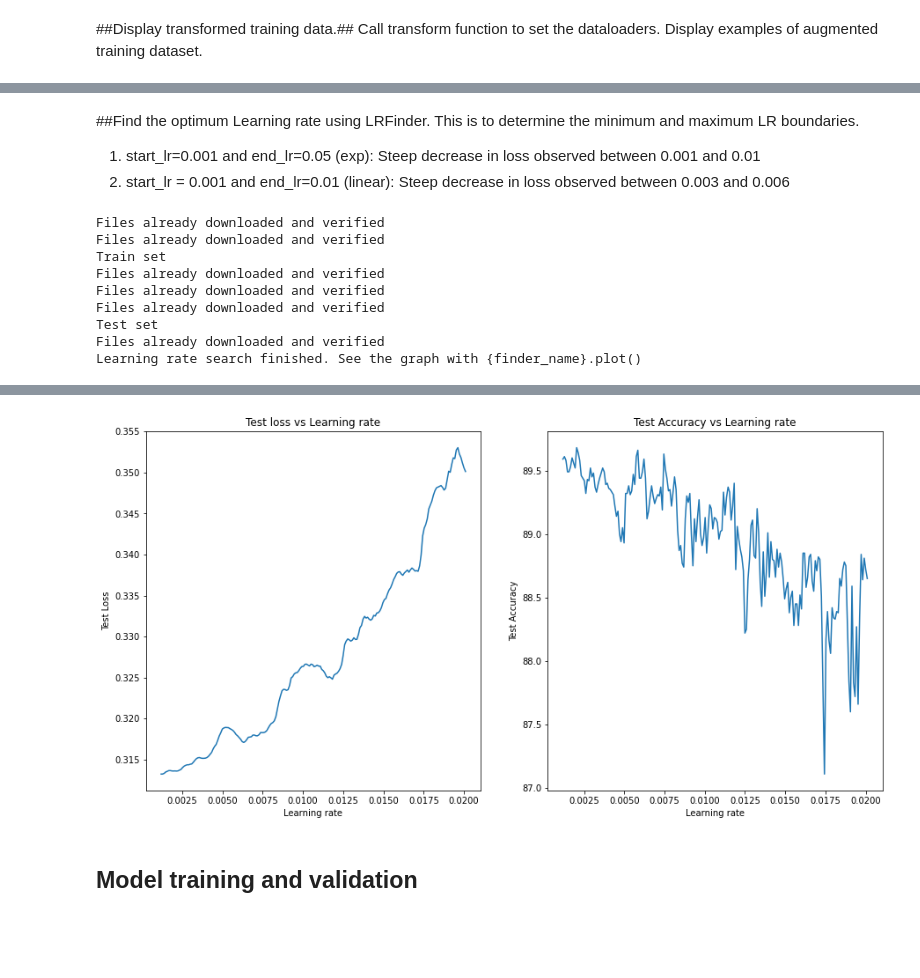
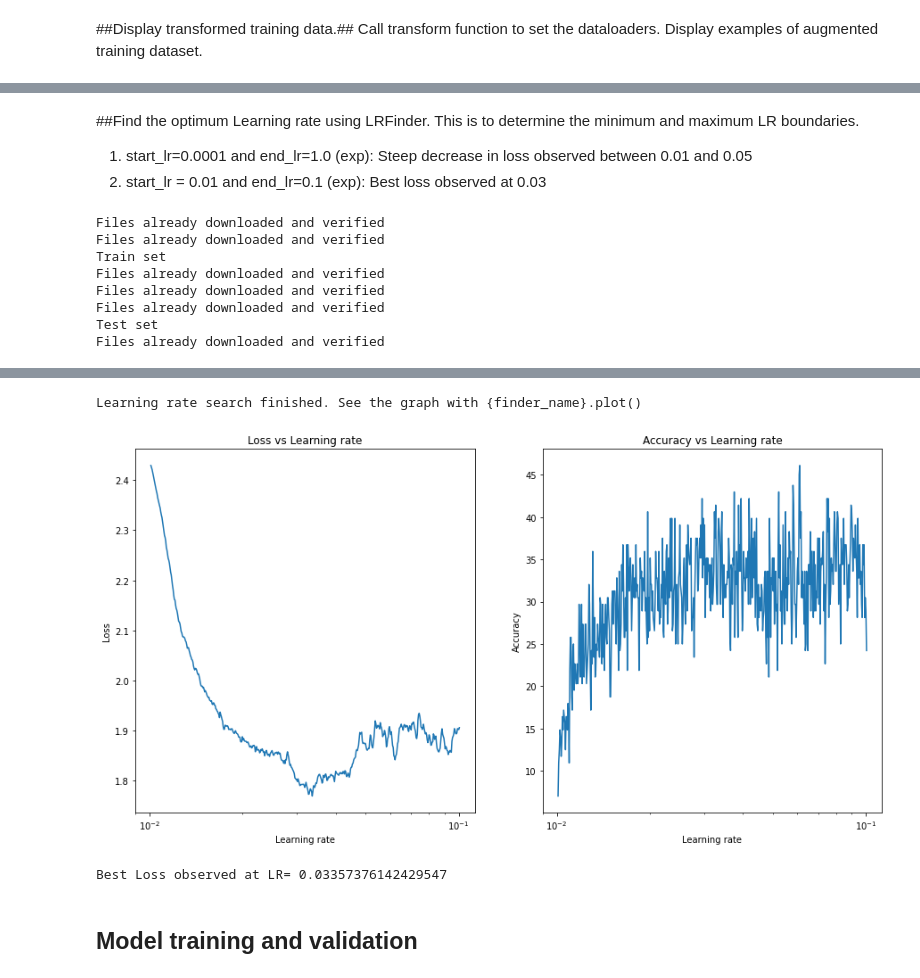
Before and after one commit to Shashank-Holla/TSAI-EVA4, a Jupyter notebook: Session10_LearningRate/main_with_LRFinder.ipynb, the cells around one changed output, grey strips where cells are left out. Drawn from its saved outputs; the diff is of its cells as text; code cells hidden in the pictures; blank space fills up the shorter version.

```diff
--- a/Session10_LearningRate/main_with_LRFinder.ipynb
+++ b/Session10_LearningRate/main_with_LRFinder.ipynb
@@ -157,17 +155,18 @@ Clipping input data to the valid range for imshow with RGB data ([0..1] for floa
 # %% [markdown]
 ##Find the optimum Learning rate using LRFinder.
 This is to determine the minimum and maximum LR boundaries.
-1. start_lr=0.001 and end_lr=0.05 (exp): Steep decrease in loss observed between 0.001 and 0.01
-2. start_lr = 0.001 and end_lr=0.01 (linear): Steep decrease in loss observed between 0.003 and 0.006
+1. start_lr=0.0001 and end_lr=1.0 (exp): Steep decrease in loss observed between 0.01 and 0.05
+2. start_lr = 0.01 and end_lr=0.1 (exp): Best loss observed at 0.03
 # %%
 trainloader, testloader, classes = transform()
 criterion = nn.CrossEntropyLoss()
 # Optimum LR for custom_model = 0.015
-optimizer = optim.SGD(net.parameters(), lr=0.001, weight_decay=0.001)
+optimizer = optim.SGD(net.parameters(), lr=0.01, weight_decay=0.001)
 lr_finder = LRFinder(net, optimizer, criterion, device)
 #Run the range test
-lr_finder.range_test(trainloader, testloader, end_lr=0.020, num_iter=200, step_mode="linear")
-lr_finder.plot(skip_start=0, skip_end=0, log_lr=False)
+lr_finder.range_test(trainloader, end_lr=0.1, num_iter=500, step_mode="exp")
+lr_finder.plot(skip_start=0, skip_end=0, log_lr=True)
+print("Best Loss observed at LR=",lr_finder.history['lr'][lr_finder.history['Loss'].index(lr_finder.best_loss)])
 lr_finder.reset()
 # %% [output]
 Files already downloaded and verified
@@ -178,4 +177,3 @@ Files already downloaded and verified
 Files already downloaded and verified
 Test set
 Files already downloaded and verified
-Learning rate search finished. See the graph with {finder_name}.plot()
@@ -182,4 +181,6 @@ Learning rate search finished. See the graph with {finder_name}.plot()
+Learning rate search finished. See the graph with {finder_name}.plot()
-[figure, old version]
+[figure, new version]
+Best Loss observed at LR= 0.03357376142429547
 # %% [markdown]
 ## Model training and validation
 # %%
```
Also changed, not shown: parts of 9 cells of this notebook.
